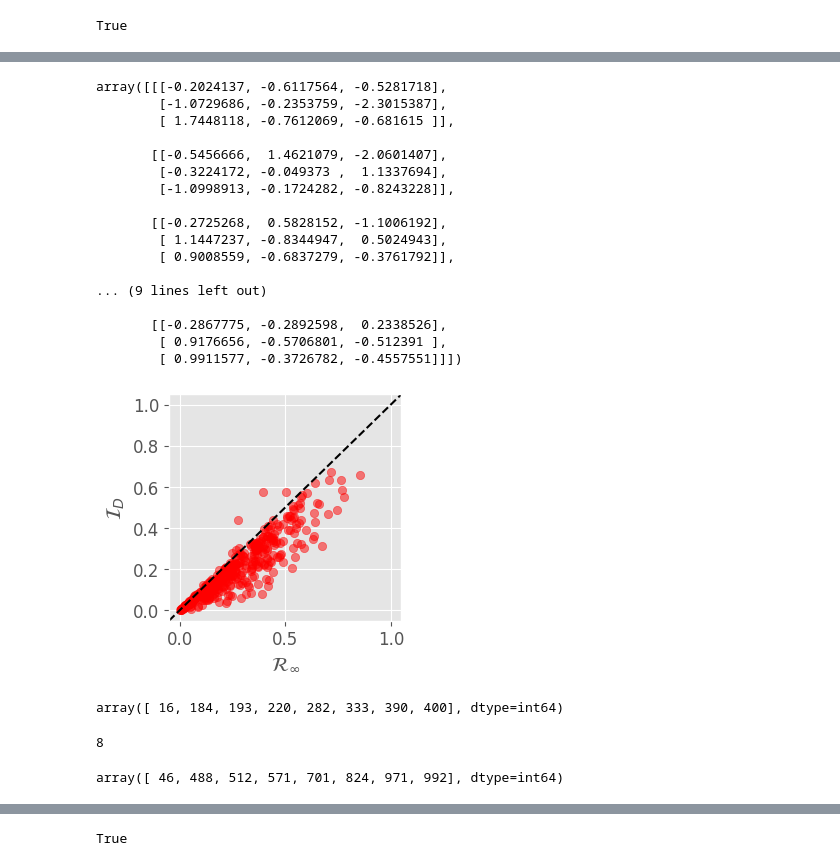
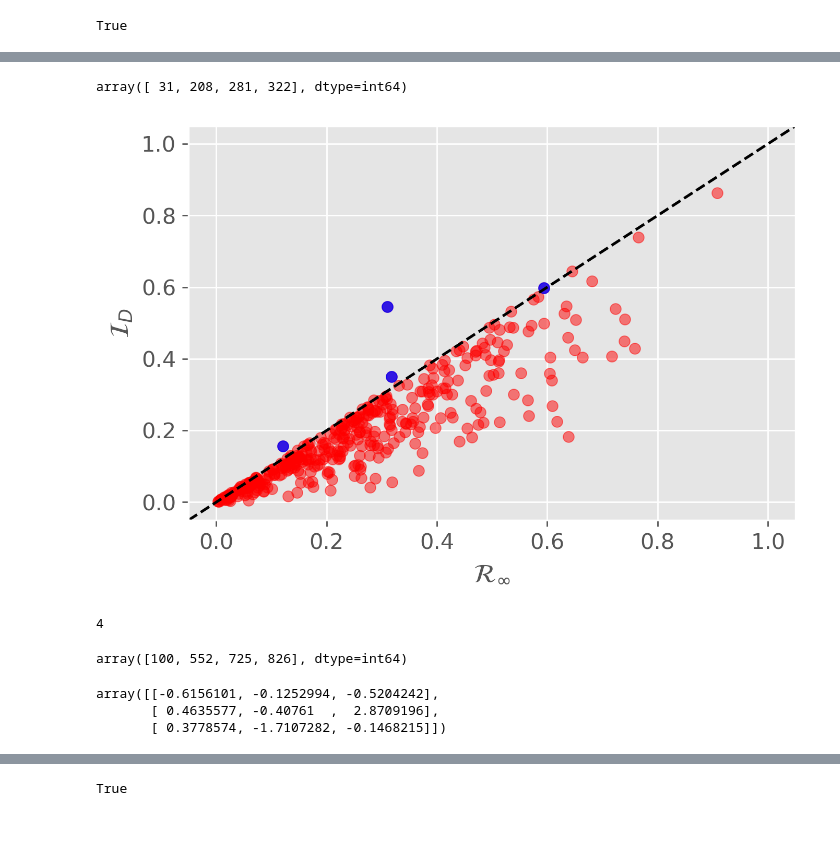
Before and after one commit to hnmns/Microbiome_Stability_Diversity, a Jupyter notebook: microbiome_stab_div.ipynb, the cells around one changed output, grey strips where cells are left out. Saved outputs shown, nothing was run; the diff lists cells and outputs as text; code cells hidden in the pictures; blank space fills up the shorter version.

```diff
--- a/microbiome_stab_div.ipynb
+++ b/microbiome_stab_div.ipynb
@@ -974,7 +978,7 @@ determ_invar(out.x, J[0,:,:])
 0.0016863658146957724
 # %%
 I_D_ex = []
-t = np.linspace(-0.1,0.1,1000)
+t = np.linspace(0,0.1,1000)
 for i in range(len(t)):
     I_D_ex.append( determ_invar(t[i], J[0,:,:]) )
 # %%
@@ -999,11 +1001,11 @@ np.max(I_D_ex)
 0.014701782334127634
 # %%
 # Loop through each Community matrix to get their I_D
-I_D = []
+I_D_mb = []
 oms = []
 for i in range(k):
 
     out = minimize_scalar(determ_invar_OBJ, bounds = (0,10), args=(J[i,:,:]), method='bounded')
 
     oms.append(out.x)
-    I_D.append(-1/out.fun) # out.fun is still negative bc of obj function minimizing the opposite to find maximum
+    I_D_mb.append(-1/out.fun) # out.fun is still negative bc of obj function minimizing the opposite to find maximum
@@ -1039,6 +1038,10 @@ def stoch_invar(A):
 
     return SI
 # %%
-I_S = []
+I_S_mb = []
 for i in range(k):
-    I_S.append(stoch_invar(J[i,:,:]))
+    I_S_mb.append(stoch_invar(J[i,:,:]))
+
+len(I_S_mb)
+
+I_S_mb = np.array(I_S_mb)
@@ -1299,20 +1243,0 @@ array([ 9.1641736e-01,  1.7179686e+00,  1.1607575e+00, -3.5781696e-11,
-# %%
-A
-# %% [output]
-array([[[-0.2024137, -0.6117564, -0.5281718],
-        [-1.0729686, -0.2353759, -2.3015387],
-        [ 1.7448118, -0.7612069, -0.681615 ]],
-
-       [[-0.5456666,  1.4621079, -2.0601407],
-        [-0.3224172, -0.049373 ,  1.1337694],
-        [-1.0998913, -0.1724282, -0.8243228]],
-
-       [[-0.2725268,  0.5828152, -1.1006192],
-        [ 1.1447237, -0.8344947,  0.5024943],
-        [ 0.9008559, -0.6837279, -0.3761792]],
-
-... (9 lines left out)
-
-       [[-0.2867775, -0.2892598,  0.2338526],
-        [ 0.9176656, -0.5706801, -0.512391 ],
-        [ 0.9911577, -0.3726782, -0.4557551]]])
@@ -1319,12 +1248,16 @@ array([[[-0.2024137, -0.6117564, -0.5281718],
+# %%
+problem_inds = np.where(tempI_D>tempRinf)[0] # where does tempI_D break the rules
+
+problem_inds
+# %% [output]
+array([ 31, 208, 281, 322], dtype=int64)
 # %%
-plt.figure(figsize=(3,3),dpi=100)
-
+# plt.figure(figsize=(3,3),dpi=100)
 plt.scatter(x=tempRinf, y=tempI_D, color='r', alpha=0.5);
+plt.scatter(x=tempRinf[problem_inds], y=tempI_D[problem_inds], color='b', alpha=0.8);
 plt.xlabel(r'$\mathcal{R}_{\infty}$');
 plt.ylabel(r'$\mathcal{I}_{D}$');
-# plt.legend();
 plt.axline(xy1=(0,0), xy2=(1,1), color = 'k', linestyle ='--');
-# plt.xlim(0,1.5);
 plt.show();
 # %% [output]
-[figure, old version]
+[figure, new version]
@@ -1333,10 +1264,12 @@ problem_inds = np.where(tempI_D>tempRinf) # where does tempI_D break the rules
-# %%
-problem_inds[0]
-# %% [output]
-array([ 16, 184, 193, 220, 282, 333, 390, 400], dtype=int64)
 # %%
-(problem_inds)[0].size
+(problem_inds).size
 stable_inds[problem_inds]
 # %% [output]
-8
+4
-array([ 46, 488, 512, 571, 701, 824, 971, 992], dtype=int64)
+array([100, 552, 725, 826], dtype=int64)
+# %%
+A[stable_inds[problem_inds[0]],:,:]
+# %% [output]
+array([[-0.6156101, -0.1252994, -0.5204242],
+       [ 0.4635577, -0.40761  ,  2.8709196],
+       [ 0.3778574, -1.7107282, -0.1468215]])
```
Also changed, not shown: parts of 82 cells of this notebook.
